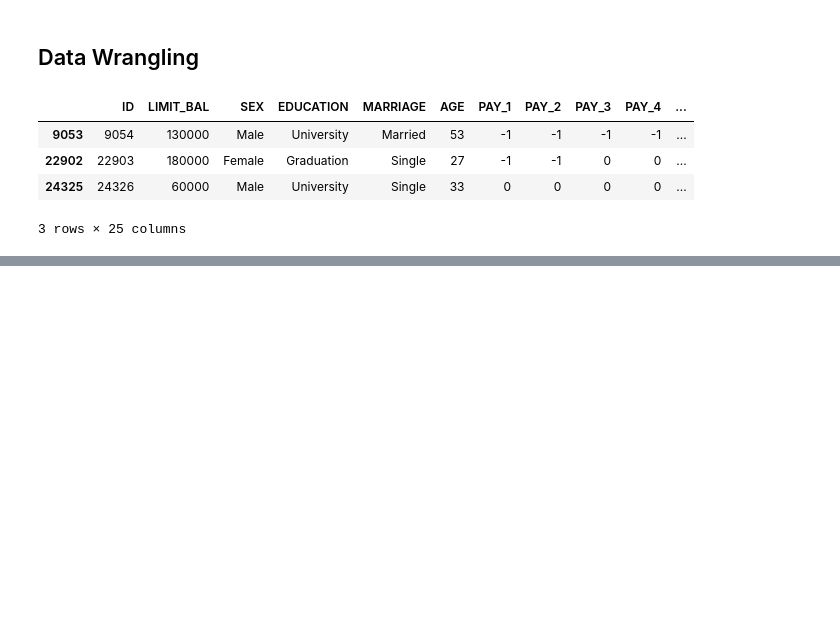
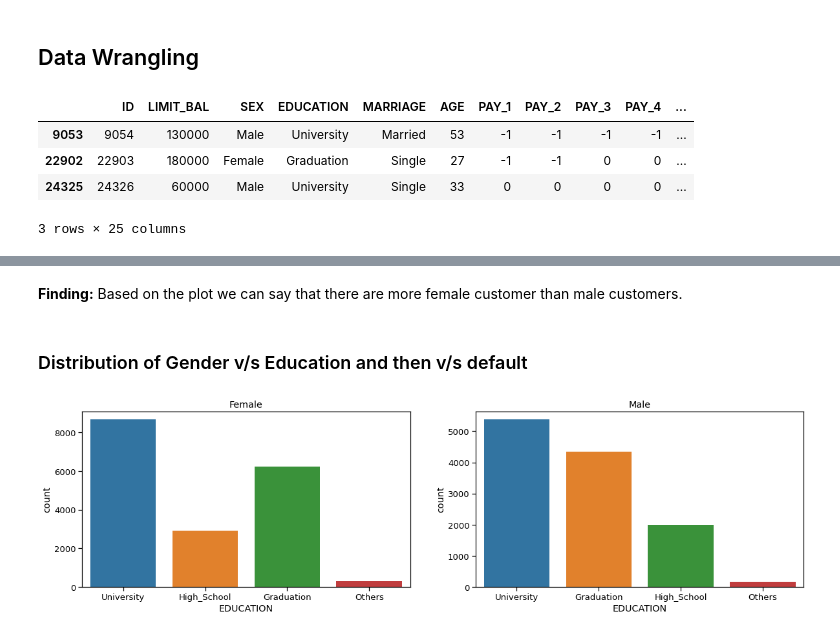
Before and after one commit to Syed-Irfan-1165/Credit-Card-Default-Prediction, a Jupyter notebook: Credit_card_default_prediction.ipynb, the cells around one changed output, grey strips where cells are left out. Cells and saved outputs as stored; diff of their text form; code cells hidden in the pictures; blank space fills up the shorter version.

```diff
--- a/Credit_card_default_prediction.ipynb
+++ b/Credit_card_default_prediction.ipynb
@@ -232,0 +257,16 @@ categorical_df= df[['SEX', 'EDUCATION', 'MARRIAGE', 'PAY_1', 'PAY_2', 'PAY_3', '
+# %% [markdown]
+**Finding:** Based on the plot we can say that there are more female customer than male customers.
+# %% [markdown]
+### Distribution of Gender v/s Education and then v/s default
+# %%
+i=1
+plt.figure(figsize=(20,5))
+for cat in df['SEX'].unique():
+  df_temp = df[df['SEX']==cat]
+  plt.subplot(1,2,i)
+  plt.gca().title.set_text(cat)
+  sns.countplot(data=df_temp, x='EDUCATION')
+  i=i+1
+plt.show()
+# %% [output]
+[figure, added]
```
Also changed, not shown: parts of 51 cells of this notebook.
